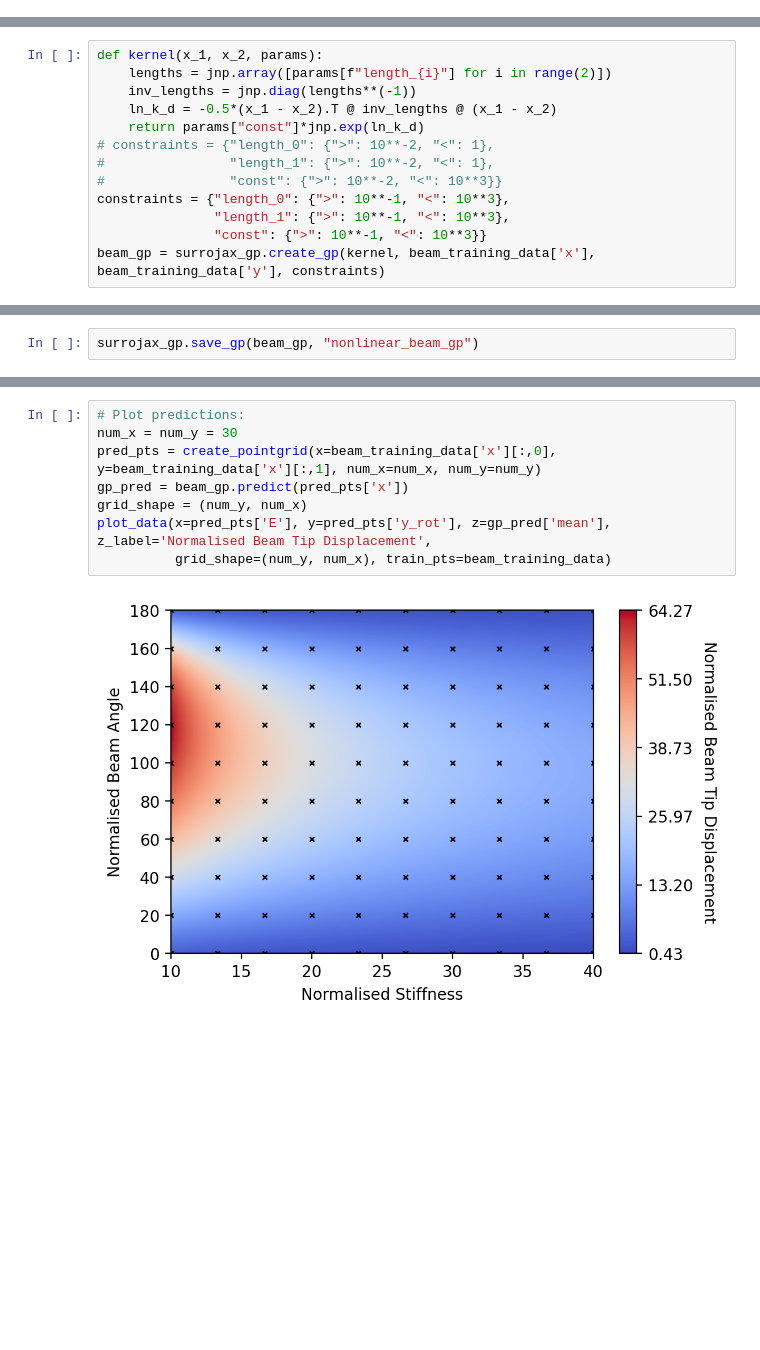
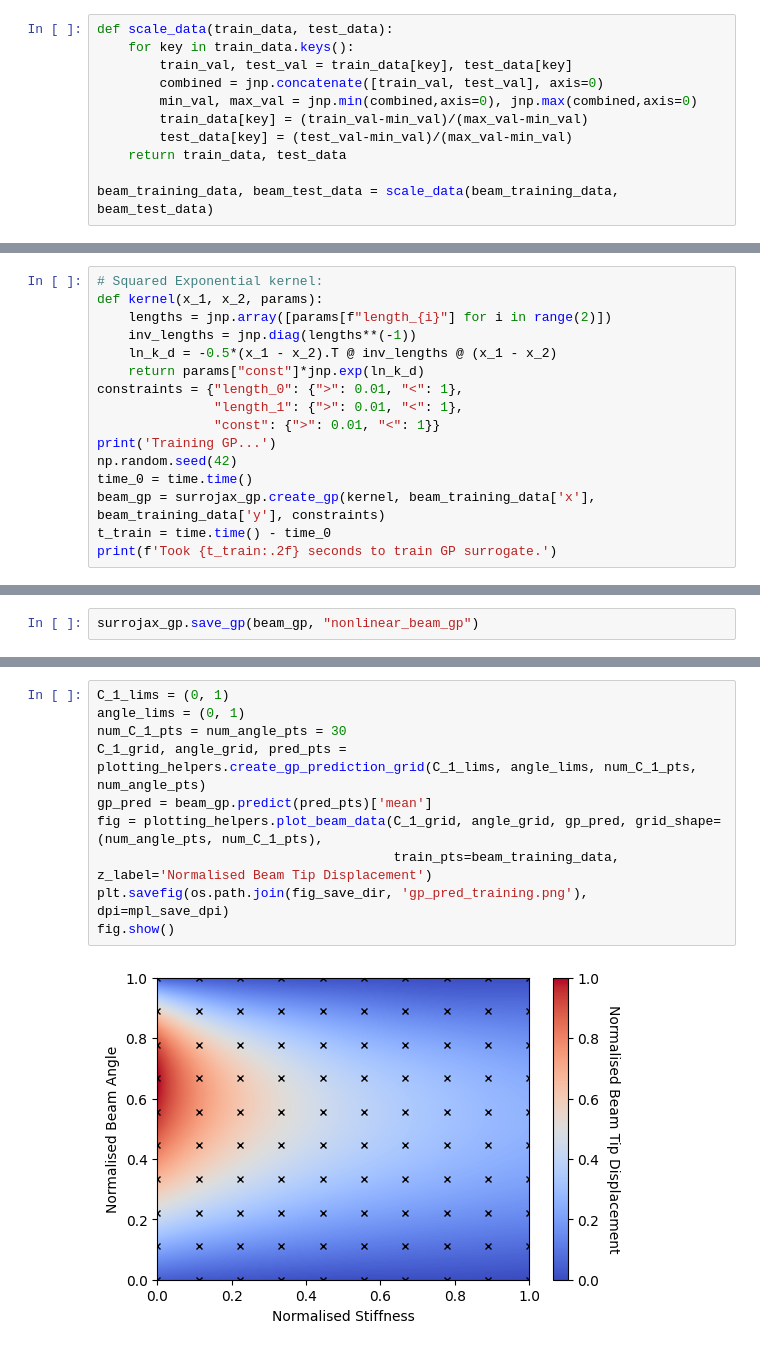
Before and after one commit to mabilton/bayesian_oed_bilton_masters, a Jupyter notebook: chapter_4/[1] Surrogate Beam Model.ipynb, the cells around one changed output, grey strips where cells are left out. Saved outputs shown, nothing was run; the diff lists cells and outputs as text; blank space fills up the shorter version.

```diff
--- a/chapter_4/[1] Surrogate Beam Model.ipynb
+++ b/chapter_4/[1] Surrogate Beam Model.ipynb
@@ -46 +47,12 @@ WARNING:absl:No GPU/TPU found, falling back to CPU. (Set TF_CPP_MIN_LOG_LEVEL=0
+# %%
+def scale_data(train_data, test_data):
+    for key in train_data.keys():
+        train_val, test_val = train_data[key], test_data[key]
+        combined = jnp.concatenate([train_val, test_val], axis=0)
+        min_val, max_val = jnp.min(combined,axis=0), jnp.max(combined,axis=0)
+        train_data[key] = (train_val-min_val)/(max_val-min_val)
+        test_data[key] = (test_val-min_val)/(max_val-min_val)
+    return train_data, test_data
+
+beam_training_data, beam_test_data = scale_data(beam_training_data, beam_test_data)
 # %% [markdown]
@@ -48,14 +60,17 @@ Define and train Gaussian process model:
 # %%
+# Squared Exponential kernel:
 def kernel(x_1, x_2, params):
     lengths = jnp.array([params[f"length_{i}"] for i in range(2)])
     inv_lengths = jnp.diag(lengths**(-1))
     ln_k_d = -0.5*(x_1 - x_2).T @ inv_lengths @ (x_1 - x_2)
     return params["const"]*jnp.exp(ln_k_d)
-# constraints = {"length_0": {">": 10**-2, "<": 1},
-#                "length_1": {">": 10**-2, "<": 1},
-#                "const": {">": 10**-2, "<": 10**3}}
-constraints = {"length_0": {">": 10**-1, "<": 10**3},
-               "length_1": {">": 10**-1, "<": 10**3},
-               "const": {">": 10**-1, "<": 10**3}}
+constraints = {"length_0": {">": 0.01, "<": 1},
+               "length_1": {">": 0.01, "<": 1},
+               "const": {">": 0.01, "<": 1}}
+print('Training GP...')
+np.random.seed(42)
+time_0 = time.time()
 beam_gp = surrojax_gp.create_gp(kernel, beam_training_data['x'], beam_training_data['y'], constraints)
+t_train = time.time() - time_0
+print(f'Took {t_train:.2f} seconds to train GP surrogate.')
 # %% [output]
@@ -122,10 +100,12 @@ Plot GP:
 # %%
-# Plot predictions:
-num_x = num_y = 30
-pred_pts = create_pointgrid(x=beam_training_data['x'][:,0], y=beam_training_data['x'][:,1], num_x=num_x, num_y=num_y)
-gp_pred = beam_gp.predict(pred_pts['x'])
-grid_shape = (num_y, num_x)
-plot_data(x=pred_pts['E'], y=pred_pts['y_rot'], z=gp_pred['mean'], z_label='Normalised Beam Tip Displacement',
-          grid_shape=(num_y, num_x), train_pts=beam_training_data)
+C_1_lims = (0, 1)
+angle_lims = (0, 1)
+num_C_1_pts = num_angle_pts = 30
+C_1_grid, angle_grid, pred_pts = plotting_helpers.create_gp_prediction_grid(C_1_lims, angle_lims, num_C_1_pts, num_angle_pts)
+gp_pred = beam_gp.predict(pred_pts)['mean']
+fig = plotting_helpers.plot_beam_data(C_1_grid, angle_grid, gp_pred, grid_shape=(num_angle_pts, num_C_1_pts),
+                                      train_pts=beam_training_data, z_label='Normalised Beam Tip Displacement')
+plt.savefig(os.path.join(fig_save_dir, 'gp_pred_training.png'), dpi=mpl_save_dpi)
+fig.show()
 # %% [output]
-[figure, old version]
+[figure, new version]
```
Also changed, not shown: parts of 40 cells of this notebook, 14 other files.
